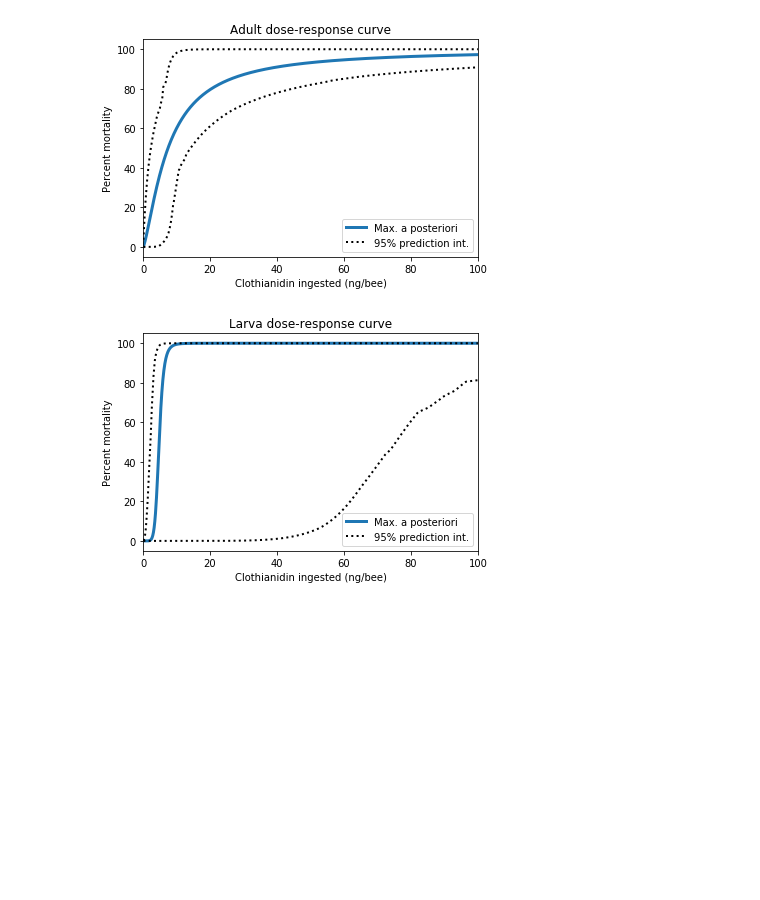
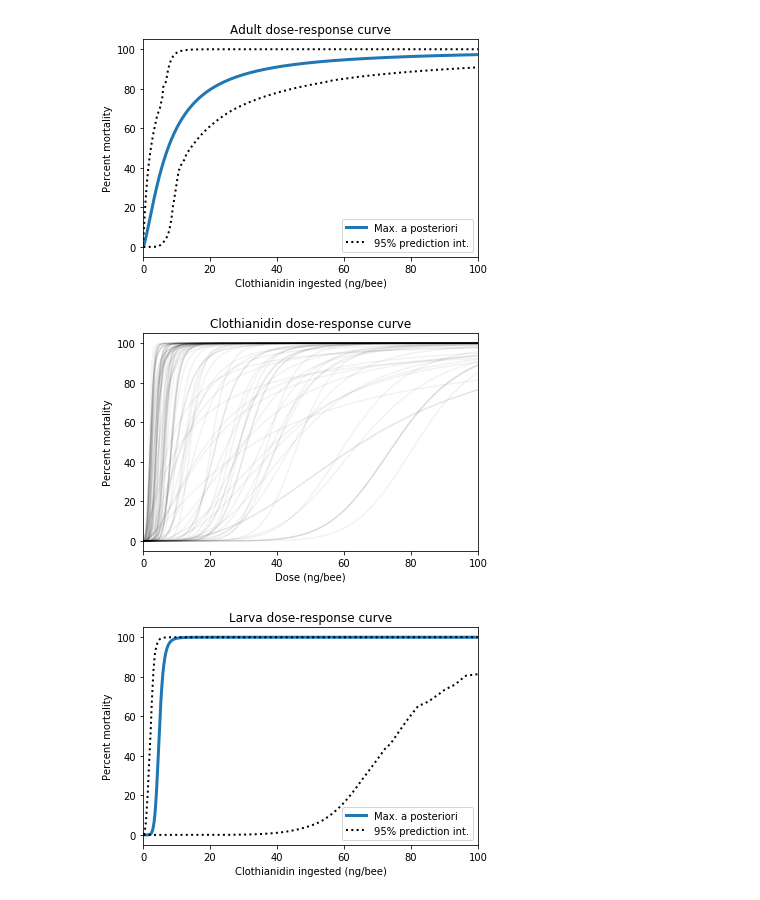
Before and after one commit to JeffreyMinucci/bee_neonic_abc, a Jupyter notebook: results_and_visuals.ipynb, the cells around one changed output. Saved outputs shown, nothing was run; the diff lists cells and outputs as text; code cells hidden in the pictures; blank space fills up the shorter version.

Commit message:
small update to results and visuals notebook

```diff
--- a/results_and_visuals.ipynb
+++ b/results_and_visuals.ipynb
@@ -102,13 +102,16 @@ LD50: 4.405840272374662, Slope: 1.137422996211816
 # %%
 ### Plot many curves together
 
-def plot_all_dr(sample, xlim=100, max_dose=100):
+def plot_all_dr(sample, xlim=100, max_dose=100, adult=True):
     fix, ax = plt.subplots()
     x = np.linspace(0,max_dose, 1000)
     x = np.delete(x, 0) #remove 0 dose so we don't divide by zero
+    ld50_col, slope_col = 0, 1
+    if not adult:
+        ld50_col, slope_col = ld50_col+2, slope_col+2
     for index, row in sample.iterrows():
-        ld50 = (10**row[0]) * 1000
-        slope = row[1]
+        ld50 = (10**row[ld50_col]) * 1000
+        slope = row[slope_col]
         y = 100/(1+(ld50/x)**slope) #four parameters Hill equation
         ax.plot(x, y, 'k',alpha=0.05)
     ax.set(xlabel='Dose (ng/bee)', ylabel='Percent mortality', title='Clothianidin dose-response curve', xlim=(0,xlim))
@@ -189,4 +190,12 @@ random.seed(1251)
 plot_dr_map(df, percent=95, xlim=100, title = "Adult dose-response curve")
 # %% [output]
 [figure]
+# %%
+# Multi line plot for larvae
+random.seed(1251)
+sample = draw_posterior(df, w, 100)
+
+plot_all_dr(sample, xlim=100, adult=False)
+# %% [output]
+[figure, added]
 # %%
```
Also changed, not shown: parts of 2 cells of this notebook.
